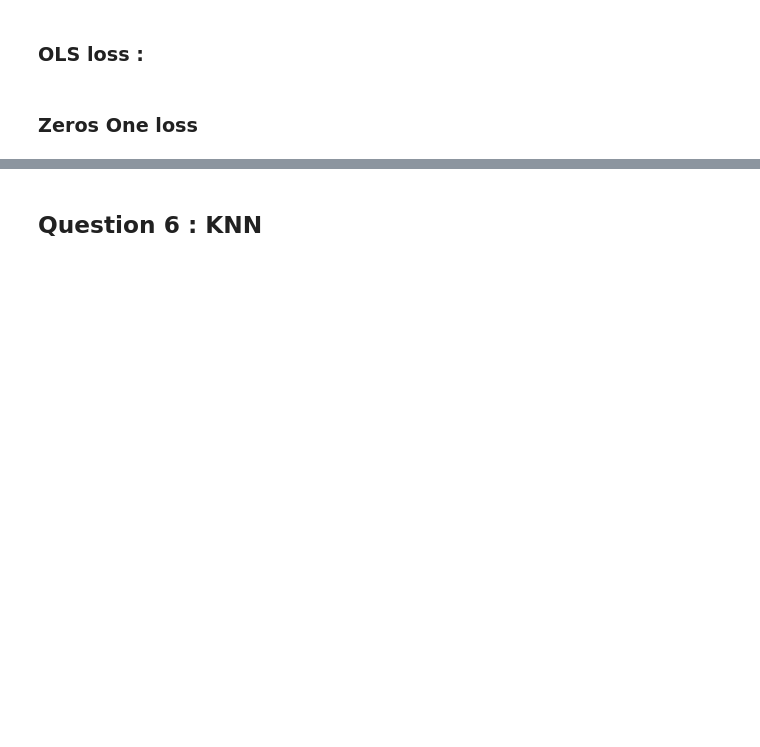
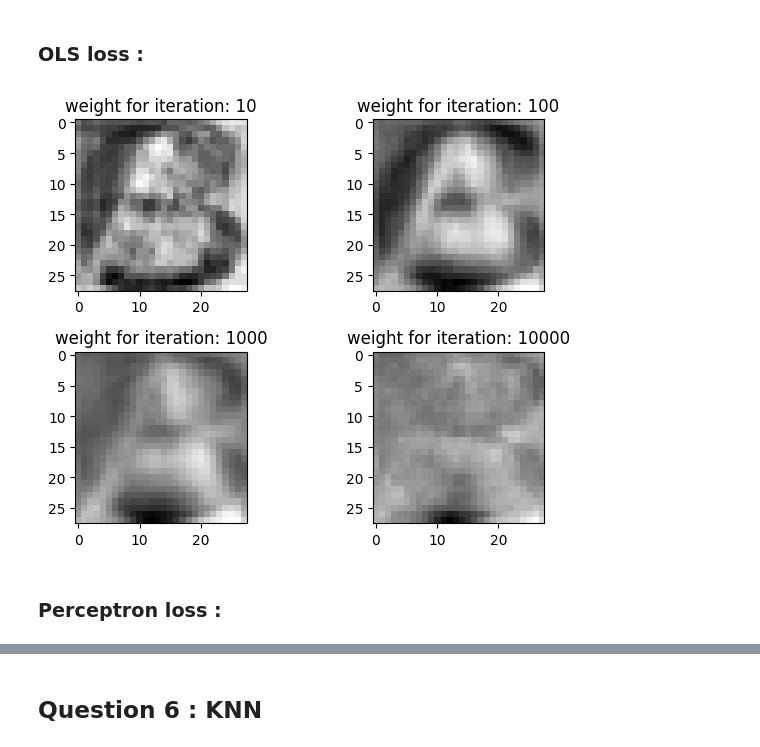
Before and after one commit to ahouzio/Kernel_Learning, a Jupyter notebook: main.ipynb, the cells around one changed output, grey strips where cells are left out. Drawn from its saved outputs; the diff is of its cells as text; code cells hidden in the pictures; blank space fills up the shorter version.

```diff
--- a/main.ipynb
+++ b/main.ipynb
@@ -209,27 +214,28 @@ fig.tight_layout()
 # %%
 step_size = 0.0001
 nbr_of_iterations = 10000
 set_iterations = [10,100,1000,10000]
 weights = []
 w = np.zeros_like(X_train[0])
 train_error = []
 test_error = []
 
-for i in tqdm(range(nbr_of_iterations)) :
-    X_shuffled, Y_shuffled = shuffle(X_train, Y_train)
-    # update weight using SGD
-    for j in range(len(X_train)):
-        w = w - step_size*OLS_loss_gradient(X_shuffled[j], Y_shuffled[j], w)
+for i in tqdm(range(1,nbr_of_iterations+1)) :
+    index = np.random.randint(0,len(X_train))
+    w = w - step_size*OLS_loss_gradient(X_train[index], Y_train[index], w)
     if i in set_iterations:
         weights.append(w)
 # plot the 4 weights as images in 2*2 grid
 fig, axs = plt.subplots(2, 2)
 for i in range(2):
     for j in range(2):
         axs[i,j].imshow(weights[i*2+j].reshape(28,28), cmap='gray')
         axs[i,j].set_title("weight for iteration: " + str(set_iterations[i*2+j]))
+fig.tight_layout()
+# %% [output]
+[figure, added]
 # %% [markdown]
-### Zeros One loss
+### Perceptron  loss :
 # %%
 step_size = 0.0001
 nbr_of_iterations = 10000
```
Also changed, not shown: parts of 19 cells of this notebook, 7 other files.
